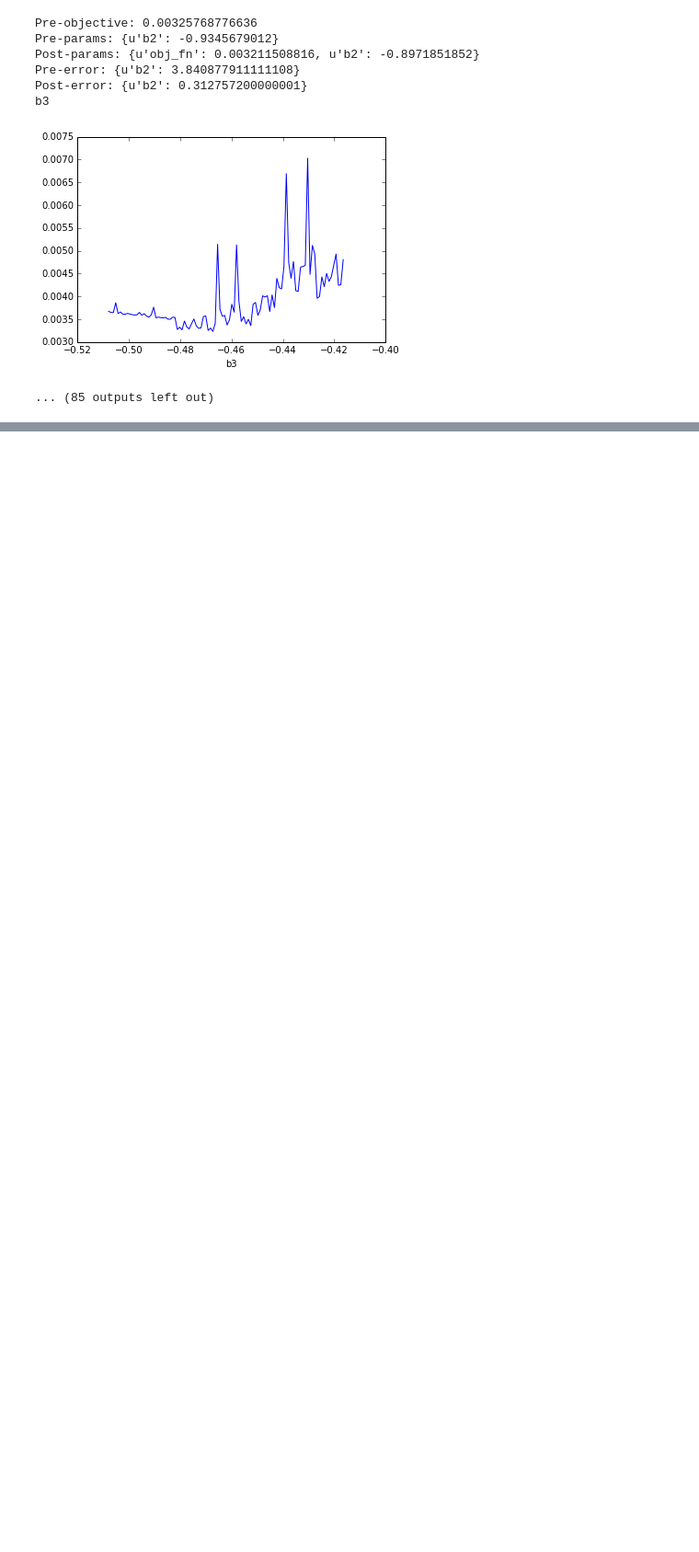
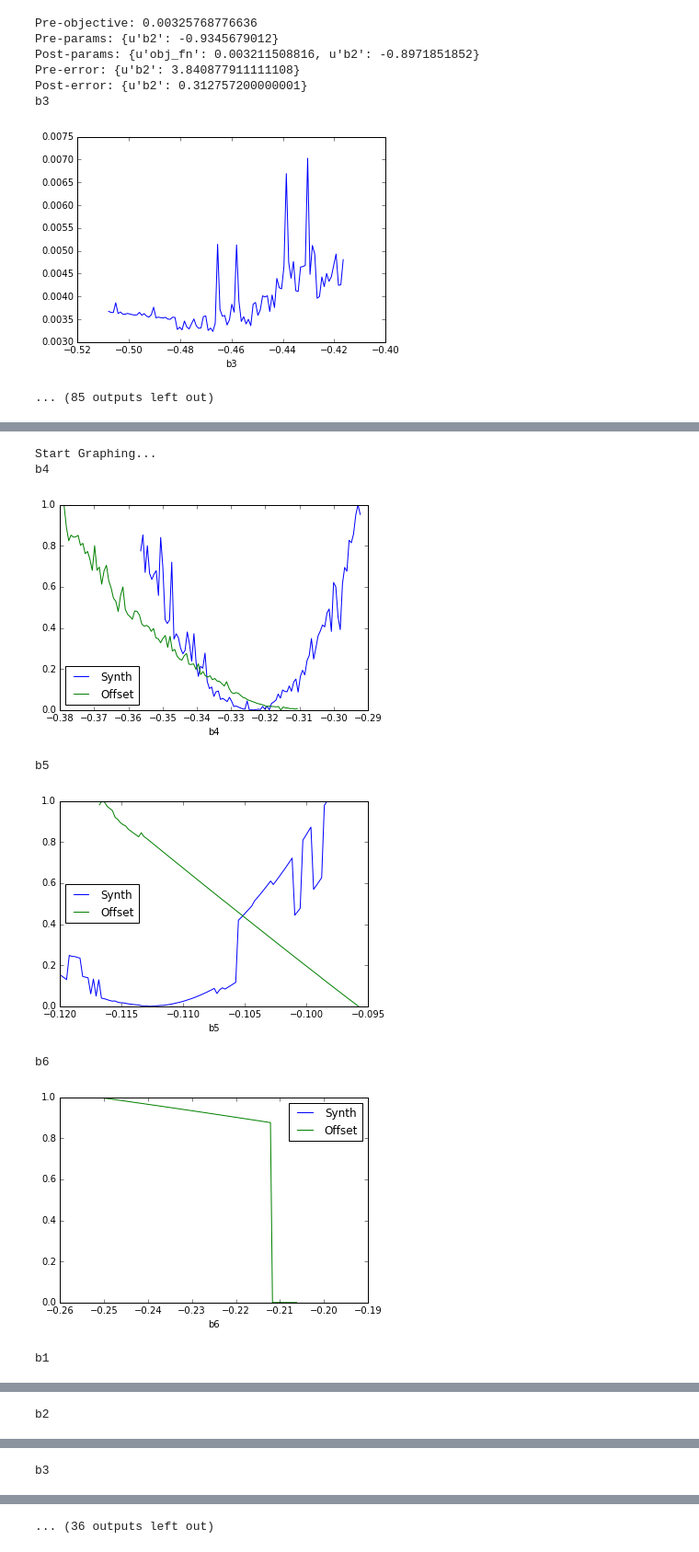
Before and after one commit to Elchin/dakota-tools, a Jupyter notebook: Visualize_Report.ipynb, the cells around one changed output, grey strips where cells are left out. Shown at 92% size. Cells and saved outputs as stored; diff of their text form; code cells hidden in the pictures; blank space fills up the shorter version.

Commit message:
Added in more parameter study info

```diff
--- a/Visualize_Report.ipynb
+++ b/Visualize_Report.ipynb
@@ -76,0 +76,57 @@ docs
+# %%
+#
+off_on = dr.find_documents({'group':{'$in':['equi_param_study_OFFSET','equi_param_study_OFFSET_SYNTH']}})
+# %%
+param_study_out = {'off':{},
+                    'on':{}}
+
+#Grab data from documents
+for doc in off_on:
+    #Grab out data from documents
+    out_dat = doc['out_data']
+    for out in out_dat.keys():
+        #print out
+        if (out != 'obj_fn'):
+            if (doc['group']=='equi_param_study_OFFSET'):
+                param_study_out['off'][out] = {'dat':[],
+                                                'obj':[]}
+                param_study_out['off'][out]['dat'] = out_dat[out]
+                param_study_out['off'][out]['obj'] = out_dat['obj_fn']
+            elif (doc['group']=='equi_param_study_OFFSET_SYNTH'):
+                param_study_out['on'][out] = {'dat':[],
+                                                'obj':[]}
+                param_study_out['on'][out]['dat'] = out_dat[out]
+                param_study_out['on'][out]['obj'] = out_dat['obj_fn']
+
+print 'Start Graphing...'
+#Graph data from parameter studies
+for key in param_study_out['on'].keys():
+    print key
+    plt.figure()
+    #Normalize objective fn vals
+    on_obj = param_study_out['on'][key]['obj']
+    on_obj_norm = np.interp(on_obj,[np.amin(on_obj),np.amax(on_obj)],[0,1])
+    off_obj = param_study_out['off'][key]['obj']
+    off_obj_norm = np.interp(off_obj,[np.amin(off_obj),np.amax(off_obj)],[0,1])
+    #Plot synth param study
+    on_equi = plt.plot(param_study_out['on'][key]['dat'],on_obj_norm,label = 'Synth')
+    off_equi = plt.plot(param_study_out['off'][key]['dat'],off_obj_norm,label = 'Offset')
+    plt.legend(loc='upper_left')
+    plt.xlabel(key)
+    #plt.ylabel(obj_fn_dat)
+    plt.show()
+    #print stats
+    #print 'Pre-objective: ' + str(doc['obj_fun_pre'])
+    #print 'Pre-params: ' + str(doc['pre_params'])
+    #print 'Post-params: '+ str(doc['post_params'])
+    #print 'Pre-error: ' + str(doc['pre_error'])
+    #print 'Post-error: ' + str(doc['post_error'])
+# %% [output]
+Start Graphing...
+b4
+[figure, added]
+b5
+[figure, added]
+b6
+[figure, added]
+b1
@@ -76,0 +134 @@ docs
+b2
@@ -76,0 +136 @@ docs
+b3
@@ -76,0 +138 @@ docs
+... (36 outputs left out)
```
Also changed, not shown: parts of 7 cells of this notebook, 22 other files.
